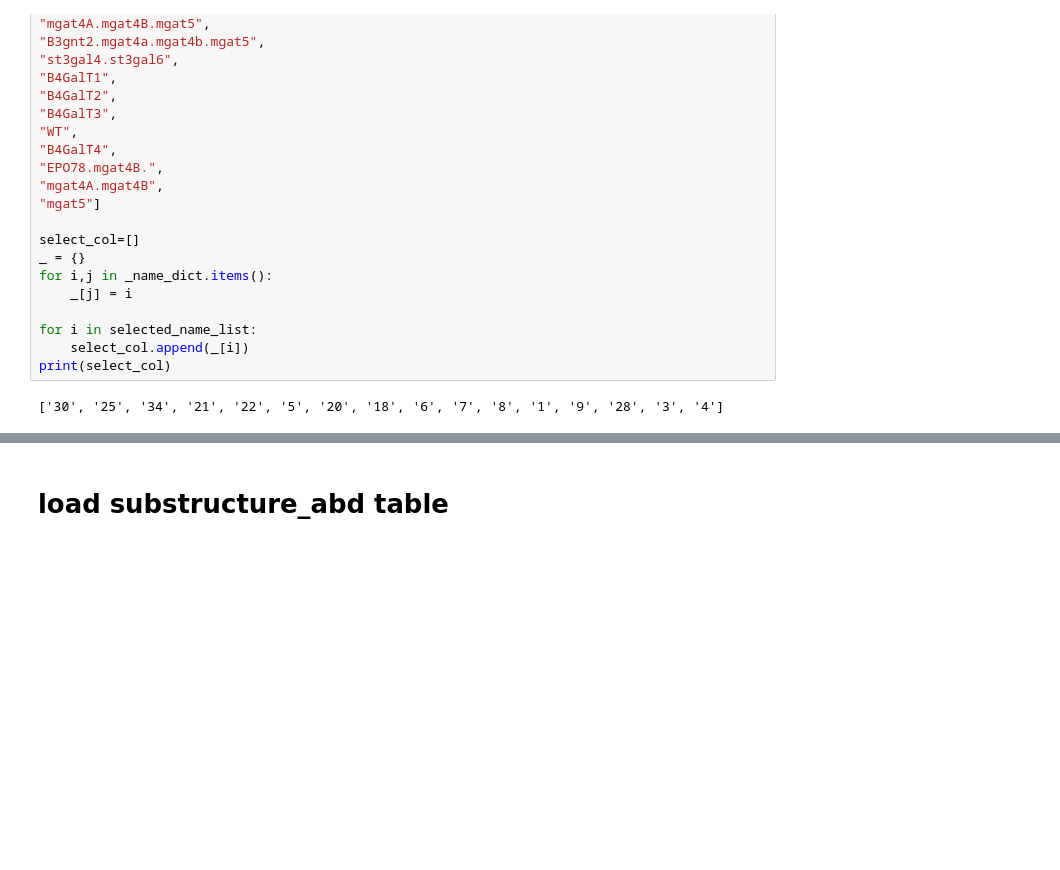
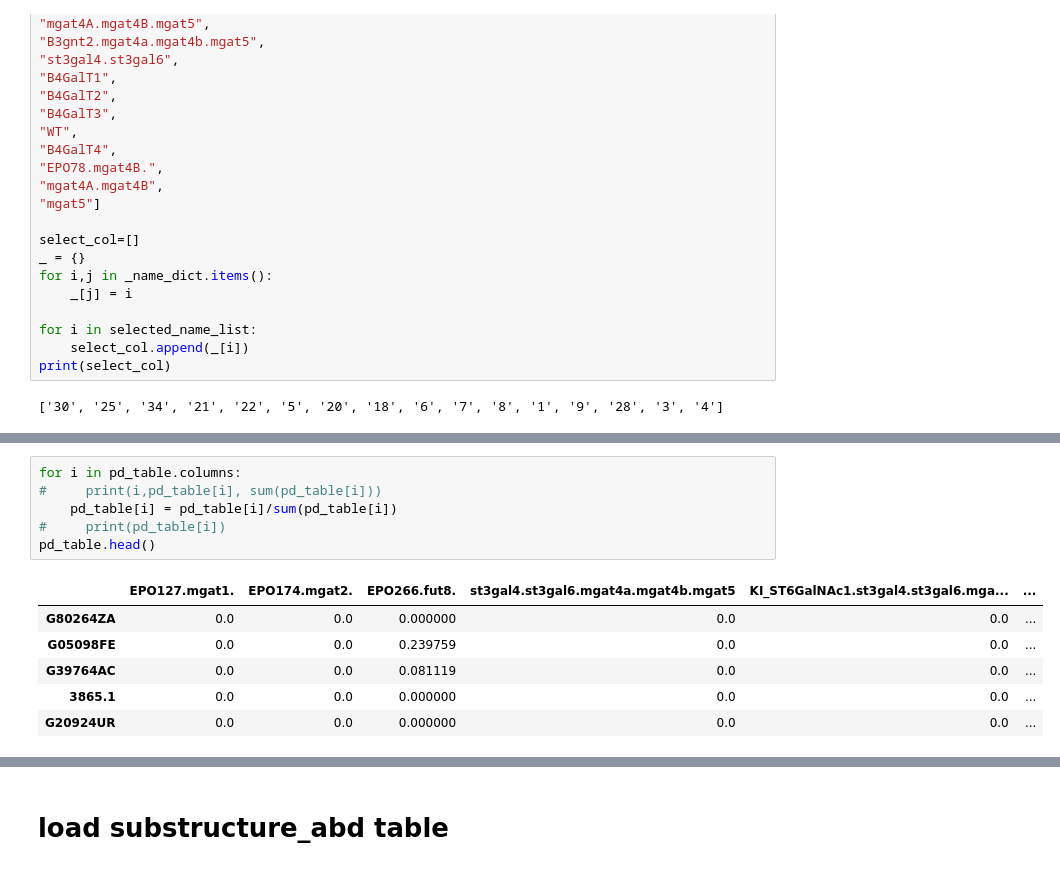
Before and after one commit to LewisLabUCSD/GlyCompare, a Jupyter notebook: example_notebook/Fig2_Fig3_epo_analysis.ipynb, the cells around one changed output, grey strips where cells are left out. Drawn from its saved outputs; the diff is of its cells as text; blank space fills up the shorter version.

```diff
--- a/example_notebook/Fig2_Fig3_epo_analysis.ipynb
+++ b/example_notebook/Fig2_Fig3_epo_analysis.ipynb
@@ -253,3 +202,16 @@ pd_table = pd.DataFrame(abundance_table, columns=profile_name, index=feature_nam
+# %%
+for i in pd_table.columns:
+#     print(i,pd_table[i], sum(pd_table[i]))
+    pd_table[i] = pd_table[i]/sum(pd_table[i])
+#     print(pd_table[i])
+pd_table.head()
+# %% [output]
+|  | EPO127.mgat1. | EPO174.mgat2. | EPO266.fut8. | st3gal4.st3gal6.mgat4a.mgat4b.mgat5 | KI_ST6GalNAc1.st3gal4.st3gal6.mga... | ... |
+| G80264ZA | 0.0 | 0.0 | 0.000000 | 0.0 | 0.0 | ... |
+| G05098FE | 0.0 | 0.0 | 0.239759 | 0.0 | 0.0 | ... |
+| G39764AC | 0.0 | 0.0 | 0.081119 | 0.0 | 0.0 | ... |
+| 3865.1 | 0.0 | 0.0 | 0.000000 | 0.0 | 0.0 | ... |
+| G20924UR | 0.0 | 0.0 | 0.000000 | 0.0 | 0.0 | ... |
 # %%
 name_prefix = 'full_glycan'
 # pd_table.to_csv('/Users/apple/PycharmProjects/Glycompare/paper_supplementory/data_generator/paper_epo/intermediate_file/glycan_abd_table.xls')
```
Also changed, not shown: parts of 20 cells of this notebook, 17 other files.
